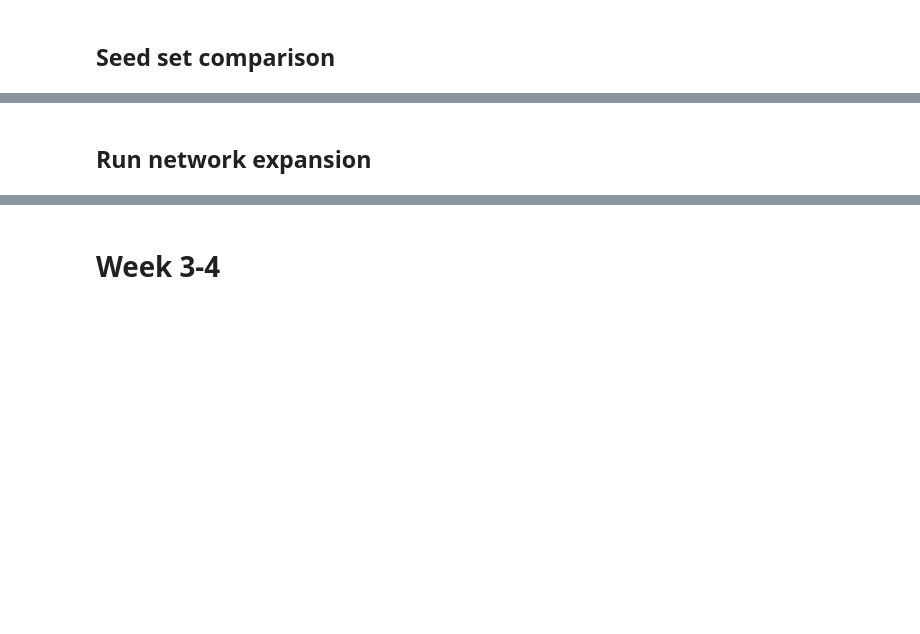
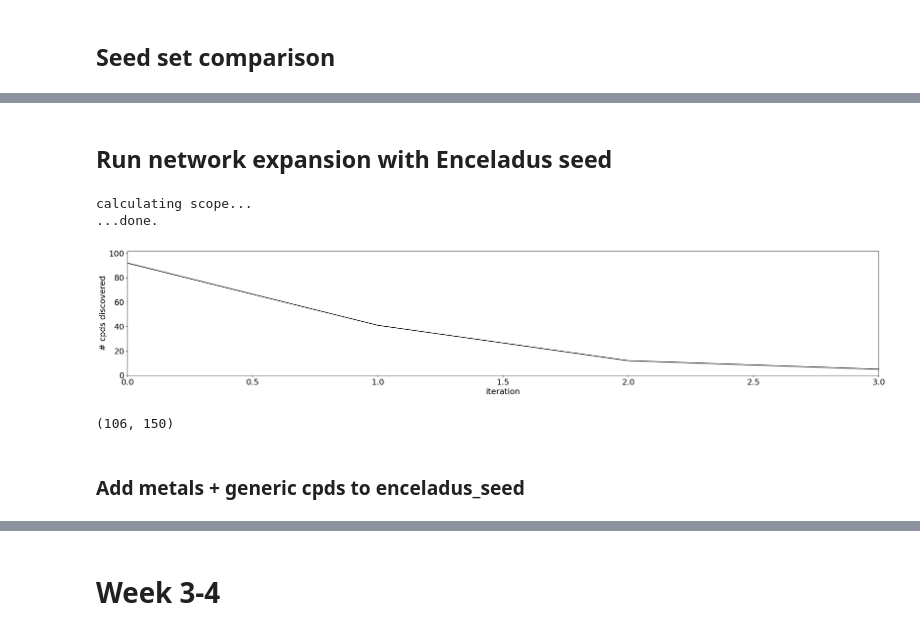
Before and after one commit to tseamuscorlett/enzyme-gated-network-expansion, a Jupyter notebook: enceladus_ne.ipynb, the cells around one changed output, grey strips where cells are left out. Cells and saved outputs as stored; diff of their text form; code cells hidden in the pictures; blank space fills up the shorter version.

```diff
--- a/enceladus_ne.ipynb
+++ b/enceladus_ne.ipynb
@@ -106,3 +74,3 @@ plt.show()
 # %%
-for c in seed70 & enceladus_seed:
+for c in set(seed80) & enceladus_seed:
     print(c, cpd2name[c])
@@ -117,5 +99,5 @@ print(len(metals))
 # %% [markdown]
-## Run network expansion
+## Run network expansion with Enceladus seed
 # %%
 # function to draw trajectory
 
@@ -145,7 +127,6 @@ def drawNE(fm):
     plt.show()
 # %%
 import networkExpansionPy.folds as nf
-import pandas as pd
 from collections import Counter
 from pathlib import PurePath, Path
 
@@ -213,9 +194,12 @@ GATP_rns = {'R00200_gATP_v1',
 ## modified seed (seed70, enceladus_seed etc.)
 seed = nf.Params(
     rns = set(metabolism.network["rn"]) | GATP_rns,  # start with non-fold-gated reactions + GATP_rns
-    cpds = enceladus_seed | set(['C00009']) | set(metals),
+    cpds = enceladus_seed,
     folds = set(['spontaneous'])
 )
 
 ## Inititalize fold metabolism
-fm = nf.FoldMetabolism(metabolism, foldrules, seed)
+fm_e0 = nf.FoldMetabolism(metabolism, foldrules, seed)
+# %% [output]
+calculating scope...
+...done.
@@ -232,4 +206,7 @@ drawNE(fm)
 # %%
 # enceladus_seed
-drawNE(fm)
-len(fm.seed.cpds), len(fm.scope.cpds)
+drawNE(fm_e0)
+len(fm_e0.seed.cpds), len(fm_e0.scope.cpds)
+# %% [output]
+[figure, added]
+(106, 150)
@@ -250,0 +213,2 @@ for c in iter2cpds[1]:
+# %% [markdown]
+### Add metals + generic cpds to enceladus_seed
```
Also changed, not shown: parts of 59 cells of this notebook, 1 other file.
